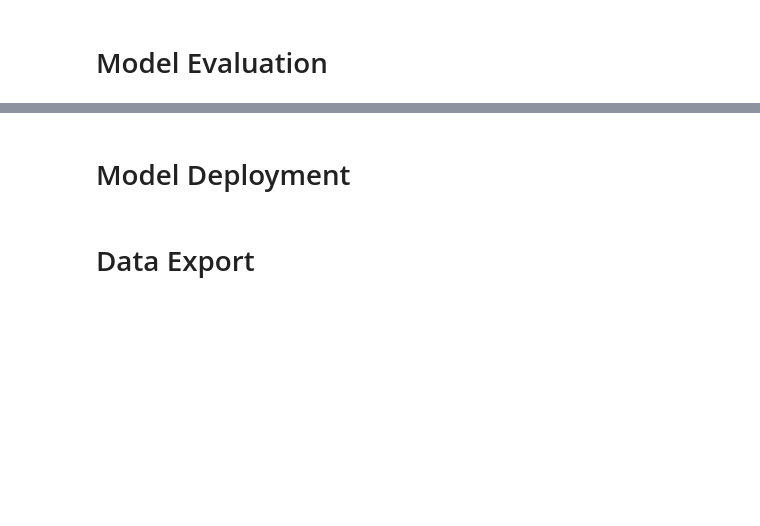
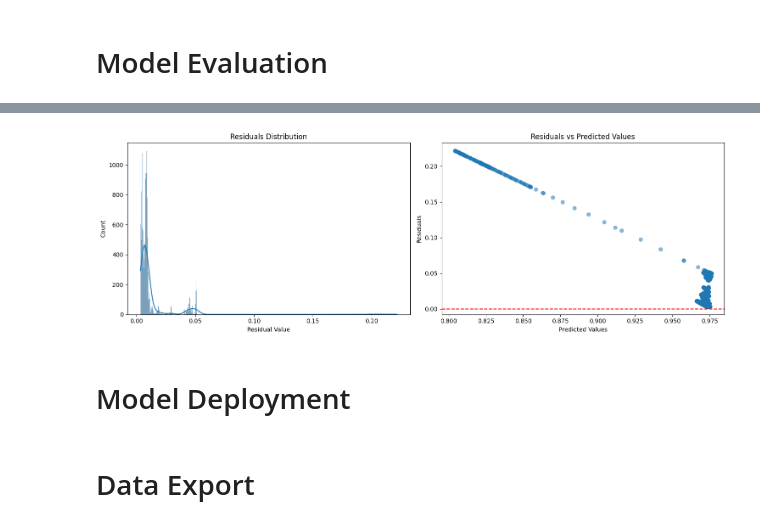
Before and after one commit to apadin-usd/AAI-530-04-Final-Project-Group-4, a Jupyter notebook: notebook/IoT-Based Aquaponics Fish Pond System.ipynb, the cells around one changed output, grey strips where cells are left out. Saved outputs shown, nothing was run; the diff lists cells and outputs as text; code cells hidden in the pictures; blank space fills up the shorter version.

```diff
--- a/notebook/IoT-Based Aquaponics Fish Pond System.ipynb
+++ b/notebook/IoT-Based Aquaponics Fish Pond System.ipynb
@@ -535,3 +724,27 @@ KeyError: 'predicted_feature'
+# %%
+# Residual Analysis
+residuals = y_test_inv.reshape(-1) - y_pred_inv.reshape(-1)
+
+plt.figure(figsize=(15, 5))
+
+# Plot 1: Residuals Distribution
+plt.subplot(1, 2, 1)
+sns.histplot(residuals, kde=True)
+plt.title('Residuals Distribution')
+plt.xlabel('Residual Value')
+
+# Plot 2: Residuals vs Predicted
+plt.subplot(1, 2, 2)
+plt.scatter(y_pred_inv, residuals, alpha=0.5)
+plt.axhline(y=0, color='r', linestyle='--')
+plt.title('Residuals vs Predicted Values')
+plt.xlabel('Predicted Values')
+plt.ylabel('Residuals')
+
+plt.tight_layout()
+plt.show()
+# %% [output]
+[figure, added]
 # %% [markdown]
 # Model Deployment
 # %% [markdown]
```
Also changed, not shown: parts of 20 cells of this notebook.
